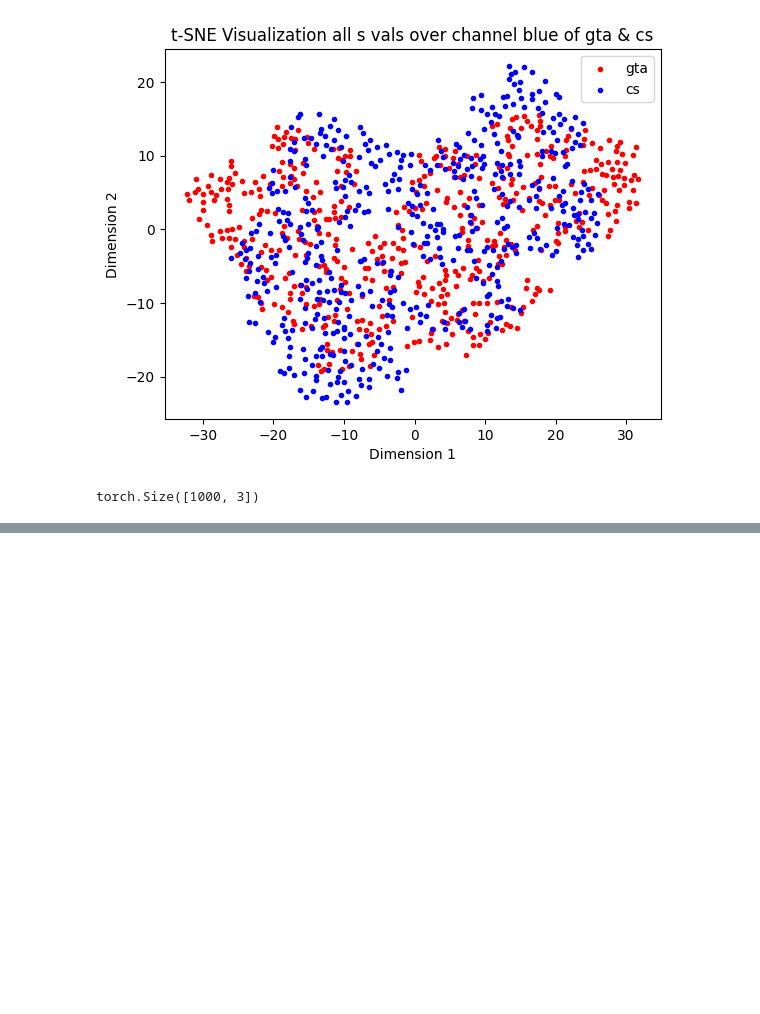
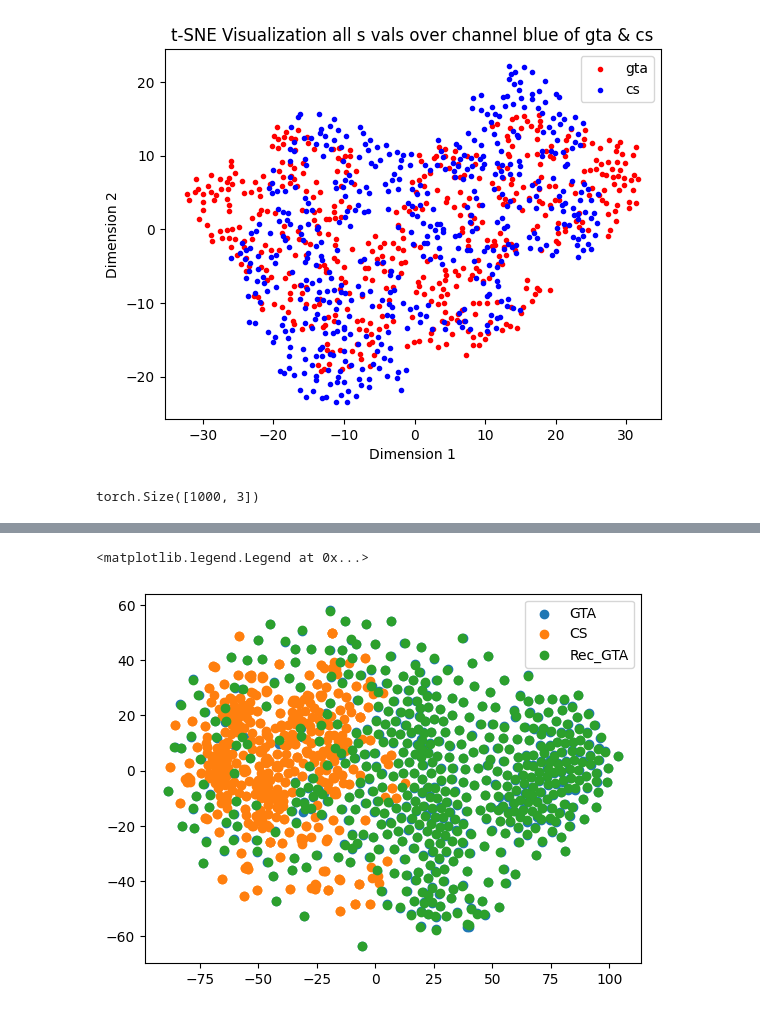
Before and after one commit to NohaNEK/s_vals_visualization, a Jupyter notebook: s_vals_plots.ipynb, the cells around one changed output, grey strips where cells are left out. Cells and saved outputs as stored; diff of their text form; code cells hidden in the pictures; blank space fills up the shorter version.

```diff
--- a/s_vals_plots.ipynb
+++ b/s_vals_plots.ipynb
@@ -358,0 +419,3 @@ embedded_data = tsne.fit_transform(tensor_data)
+# %%
+
+labels[1000:]=2.0
@@ -358,0 +504,12 @@ embedded_data = tsne.fit_transform(tensor_data)
+# %%
+import numpy as np
+import matplotlib.pyplot as plt
+from sklearn.manifold import TSNE
+
+# Assuming your tensor is named 'tensor_data'
+tensor_data3 = all_imgs.detach().cpu().numpy()
+
+
+# Apply t-SNE to reduce dimensionality to 2D
+tsne = TSNE(n_components=2,verbose=1,random_state=42)
+embedded_data3 = tsne.fit_transform(tensor_data3)
@@ -358,0 +546,19 @@ embedded_data = tsne.fit_transform(tensor_data)
+# %%
+import pandas as pd
+import matplotlib.pyplot as plt
+groups=pd.DataFrame(embedded_data3,columns=['x','y']).assign(category=labels).groupby('category')
+fig,ax =plt.subplots()
+
+for name, points in groups:
+    if name==0.0:
+        name="GTA"
+    if name == 1.0:
+              name="CS"
+    if name == 2.0 :
+            name="Rec_GTA"
+    ax.scatter(points.x, points.y,label=name)
+
+ax.legend()
+# %% [output]
+<matplotlib.legend.Legend at 0x...>
+[figure, added]
```
Also changed, not shown: parts of 26 cells of this notebook, 4 other files.
